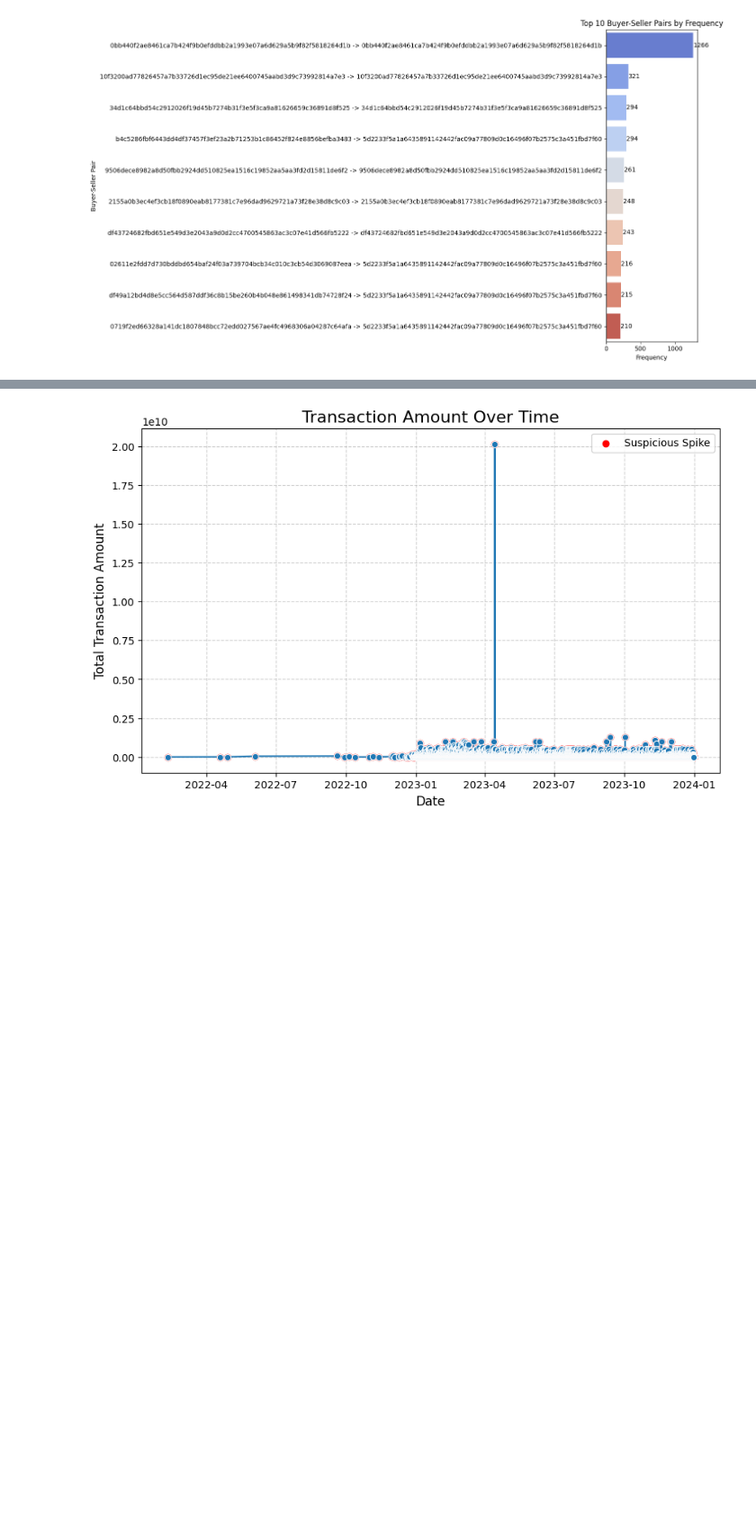
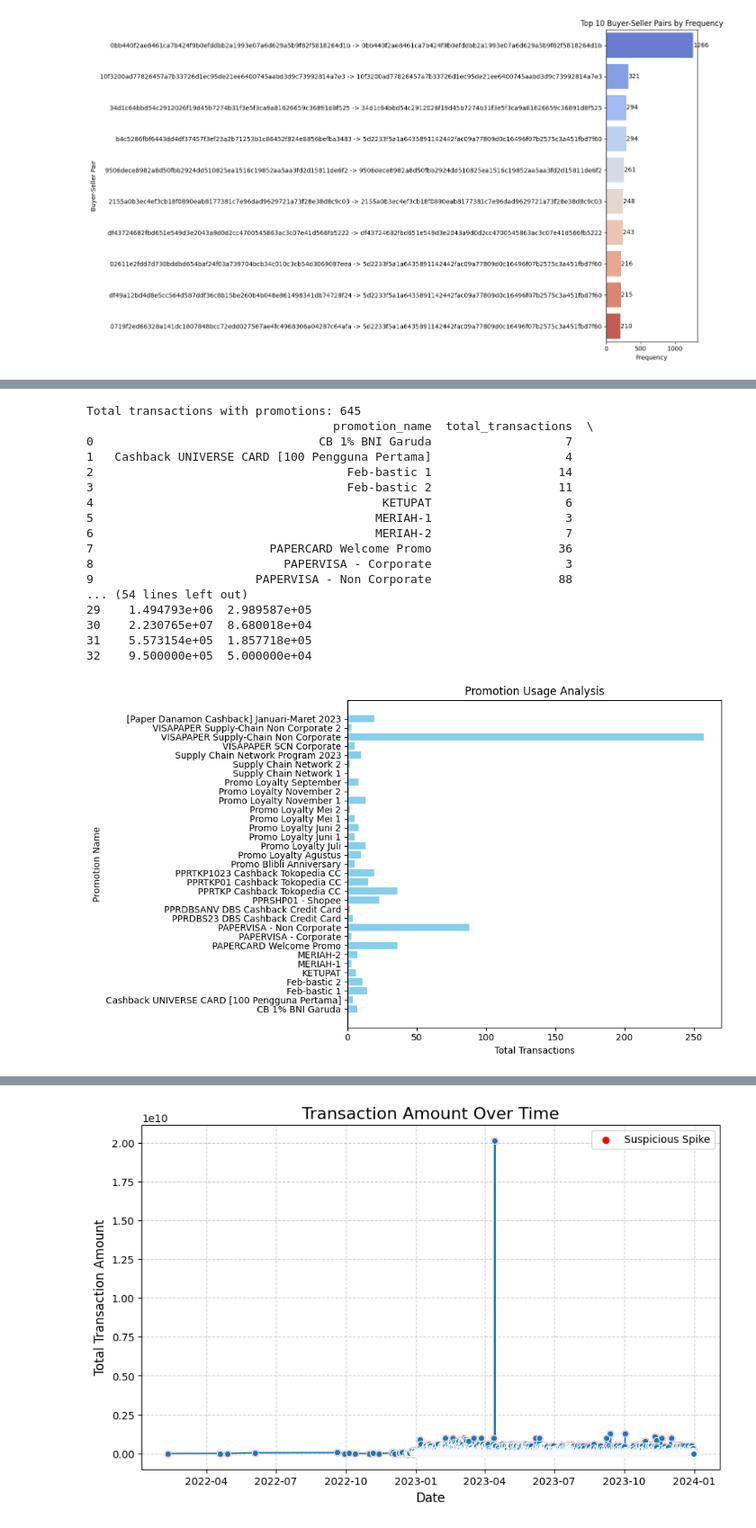
Before and after one commit to Akbar-1056/bitlabs-project, a Jupyter notebook: Project_Based_Learning_kelompok_3_cs03.ipynb, the cells around one changed output, grey strips where cells are left out. Shown at 90% size. Drawn from its saved outputs; the diff is of its cells as text; code cells hidden in the pictures; blank space fills up the shorter version.

```diff
--- a/Project_Based_Learning_kelompok_3_cs03.ipynb
+++ b/Project_Based_Learning_kelompok_3_cs03.ipynb
@@ -23,6 +22,7 @@ df1 = pd.read_csv('/content/drive/MyDrive/Dataset_project_Based_Learning/fact__p
 df2 = pd.read_csv('/content/drive/MyDrive/Dataset_project_Based_Learning/fact__paper__digital_payment_request.csv')
 df3 = pd.read_csv('/content/drive/MyDrive/Dataset_project_Based_Learning/dim__paper__promotion.csv')
 df4 = pd.read_csv('/content/drive/MyDrive/Dataset_project_Based_Learning/dim__paper__company.csv')
+df5 = pd.read_csv('/content/drive/MyDrive/Dataset_project_Based_Learning/promotion_transaction.csv')
 # %%
 df1.head()
 # %% [output]
@@ -729,0 +528,54 @@ Number of Abnormally High Transactions: 6777
+# %%
+import pandas as pd
+import matplotlib.pyplot as plt
+
+
+# df5 = pd.read_csv('path_to_your_csv_file.csv')
+
+# Pastikan kolom terkait promosi memiliki nama sesuai dataset
+promotion_usage = df5.dropna(subset=['promotion_name'])  # Hanya transaksi dengan promosi
+
+# Total transaksi yang menggunakan promosi
+total_promotions = promotion_usage['dpt_id'].nunique()
+print(f"Total transactions with promotions: {total_promotions}")
+
+# Mengelompokkan data berdasarkan promosi
+promotion_stats = promotion_usage.groupby('promotion_name').agg(
+    total_transactions=('dpt_id', 'nunique'),
+    total_cashback=('transaction_promo_cashback_amount', 'sum'),
+    avg_cashback=('transaction_promo_cashback_amount', 'mean')
+).reset_index()
+
+print(promotion_stats)
+
+# Visualisasi: Bar plot penggunaan promosi
+plt.figure(figsize=(10, 6))
+plt.barh(
+    promotion_stats['promotion_name'],
+    promotion_stats['total_transactions'],
+    color='skyblue'
+)
+plt.xlabel('Total Transactions')
+plt.ylabel('Promotion Name')
+plt.title('Promotion Usage Analysis')
+plt.tight_layout()
+plt.show()
+# %% [output]
+Total transactions with promotions: 645
+                                   promotion_name  total_transactions  \
+0                                CB 1% BNI Garuda                   7
+1   Cashback UNIVERSE CARD [100 Pengguna Pertama]                   4
+2                                    Feb-bastic 1                  14
+3                                    Feb-bastic 2                  11
+4                                         KETUPAT                   6
+5                                        MERIAH-1                   3
+6                                        MERIAH-2                   7
+7                         PAPERCARD Welcome Promo                  36
+8                           PAPERVISA - Corporate                   3
+9                       PAPERVISA - Non Corporate                  88
+... (54 lines left out)
+29    1.494793e+06  2.989587e+05
+30    2.230765e+07  8.680018e+04
+31    5.573154e+05  1.857718e+05
+32    9.500000e+05  5.000000e+04
+[figure, added]
```
Also changed, not shown: parts of 13 cells of this notebook.
